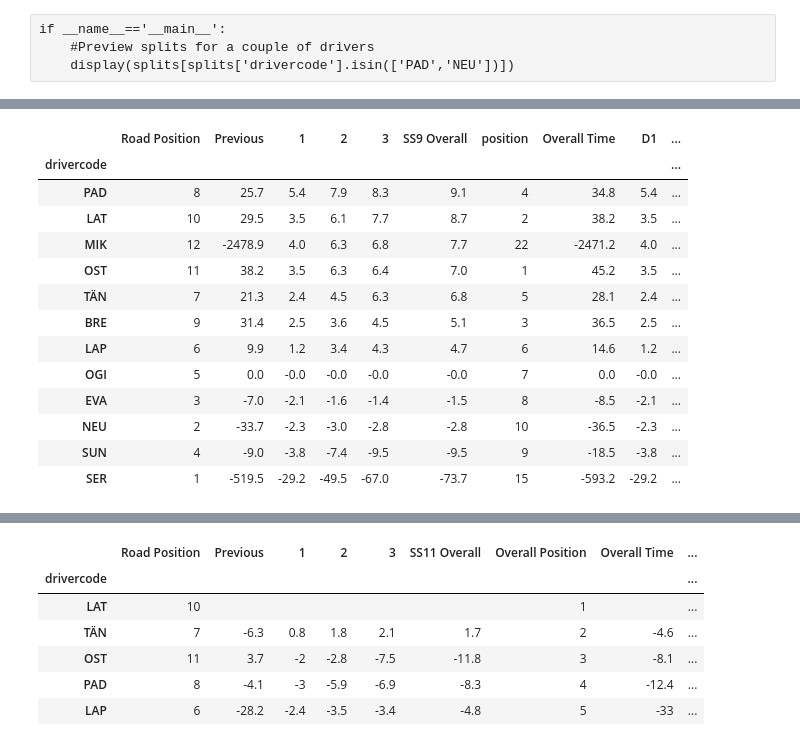
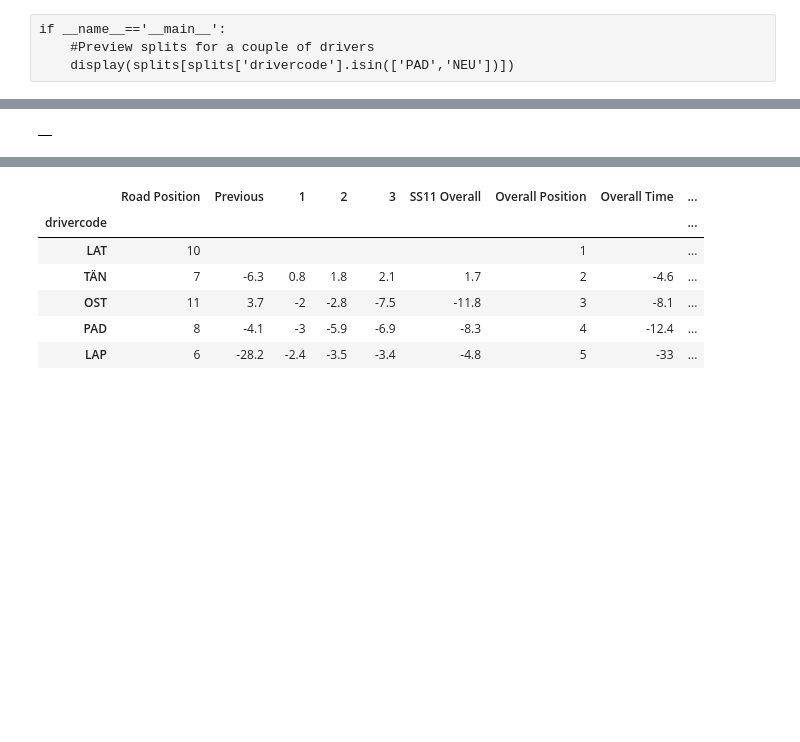
Before and after one commit to psychemedia/WRC_sketches, a Jupyter notebook: doodles/Report - Driver Splits.ipynb, the cells around one changed output, grey strips where cells are left out. Cells and saved outputs as stored; diff of their text form; code cells hidden in the pictures; blank space fills up the shorter version.

```diff
--- a/doodles/Report - Driver Splits.ipynb
+++ b/doodles/Report - Driver Splits.ipynb
@@ -21,7 +21,7 @@ if __name__=='__main__':
     #rebase='overallleader' #TO DO
     rebase='OGI'#'PAD'
     MAXINSPLITDELTA=20 #set xlim on the within split delta
-    ss='SS9'
+    ss='SS12'
 
     #The drivercode inbuilds some intelligence
     drivercode=rebase
@@ -462,44 +339,39 @@ if __name__=='__main__':
 # %%
-def getDriverSplitReportBaseDataframe(rbe,rbp, zz, roadPos, ss):
+def getDriverSplitReportBaseDataframe(rbe,rbp, zz, roadPos, stageresult, ss):
+    #TO DO: return empty w/ proper colnames
+    if roadPos.empty: return pd.DataFrame()
     ''' Create a base dataframe for the rebased driver split report. '''
-    rb2=pd.merge(rbe,zz[['position','Overall Time']],left_index=True, right_index=True)
+
+    stageresult.columns = ['drivercode','Stage Rank']
+    rb2 = pd.merge(rbe,stageresult.set_index('drivercode'),left_index=True, right_index=True)
+
+    rb2=pd.merge(rb2,zz[['position','Overall Time']],left_index=True, right_index=True)
+    rb2.rename(columns={'position': 'Overall Position'}, inplace=True)
 
     #The following is calculated rather than being based on the actual timing data / result for the previous stage
     #Would be better to explicitly grab data for previous stage, along with previous ranking
     rb2['Previous'] =  rb2['Overall Time'] - rb2['{} Overall'.format(ss)]
     #Related to this, would be useful to have an overall places gained / lost column
 
     rb2=pd.merge(rb2,rbp,left_index=True, right_index=True)
     rb2=pd.merge(rb2,roadPos[['Road Position']],left_index=True, right_index=True)
     cols=rb2.columns.tolist()
     #Reorder the columns - move Road Position to first column
     rb2=rb2[[cols[-1]]+cols[:-1]]
 
     #reorder cols
     prev = rb2['Previous']
     rb2.drop(labels=['Previous'], axis=1,inplace = True)
     rb2.insert(1, 'Previous', prev)
 
     return rb2
 
 if __name__=='__main__':
-    rb2=getDriverSplitReportBaseDataframe(rbe,rbp, zz, roadPos, ss)
+    stageresult=sr.getEnrichedStageRank(conn, rally, stages=ss,typ='stage')[['drivercode','position']]
+    rb2=getDriverSplitReportBaseDataframe(rbe,rbp, zz, roadPos, stageresult, ss)
     display(rb2)
 # %% [output]
-|  | Road Position | Previous | 1 | 2 | 3 | SS9 Overall | position | Overall Time | D1 | ... |
-| drivercode |  |  |  |  |  |  |  |  |  | ... |
-| PAD | 8 | 25.7 | 5.4 | 7.9 | 8.3 | 9.1 | 4 | 34.8 | 5.4 | ... |
-| LAT | 10 | 29.5 | 3.5 | 6.1 | 7.7 | 8.7 | 2 | 38.2 | 3.5 | ... |
-| MIK | 12 | -2478.9 | 4.0 | 6.3 | 6.8 | 7.7 | 22 | -2471.2 | 4.0 | ... |
-| OST | 11 | 38.2 | 3.5 | 6.3 | 6.4 | 7.0 | 1 | 45.2 | 3.5 | ... |
-| TÄN | 7 | 21.3 | 2.4 | 4.5 | 6.3 | 6.8 | 5 | 28.1 | 2.4 | ... |
-| BRE | 9 | 31.4 | 2.5 | 3.6 | 4.5 | 5.1 | 3 | 36.5 | 2.5 | ... |
-| LAP | 6 | 9.9 | 1.2 | 3.4 | 4.3 | 4.7 | 6 | 14.6 | 1.2 | ... |
-| OGI | 5 | 0.0 | -0.0 | -0.0 | -0.0 | -0.0 | 7 | 0.0 | -0.0 | ... |
-| EVA | 3 | -7.0 | -2.1 | -1.6 | -1.4 | -1.5 | 8 | -8.5 | -2.1 | ... |
-| NEU | 2 | -33.7 | -2.3 | -3.0 | -2.8 | -2.8 | 10 | -36.5 | -2.3 | ... |
-| SUN | 4 | -9.0 | -3.8 | -7.4 | -9.5 | -9.5 | 9 | -18.5 | -3.8 | ... |
-| SER | 1 | -519.5 | -29.2 | -49.5 | -67.0 | -73.7 | 15 | -593.2 | -29.2 | ... |
+|  |
 # %%
 if __name__=='__main__':
     display(rb2.dtypes)
```
Also changed, not shown: parts of 30 cells of this notebook.
